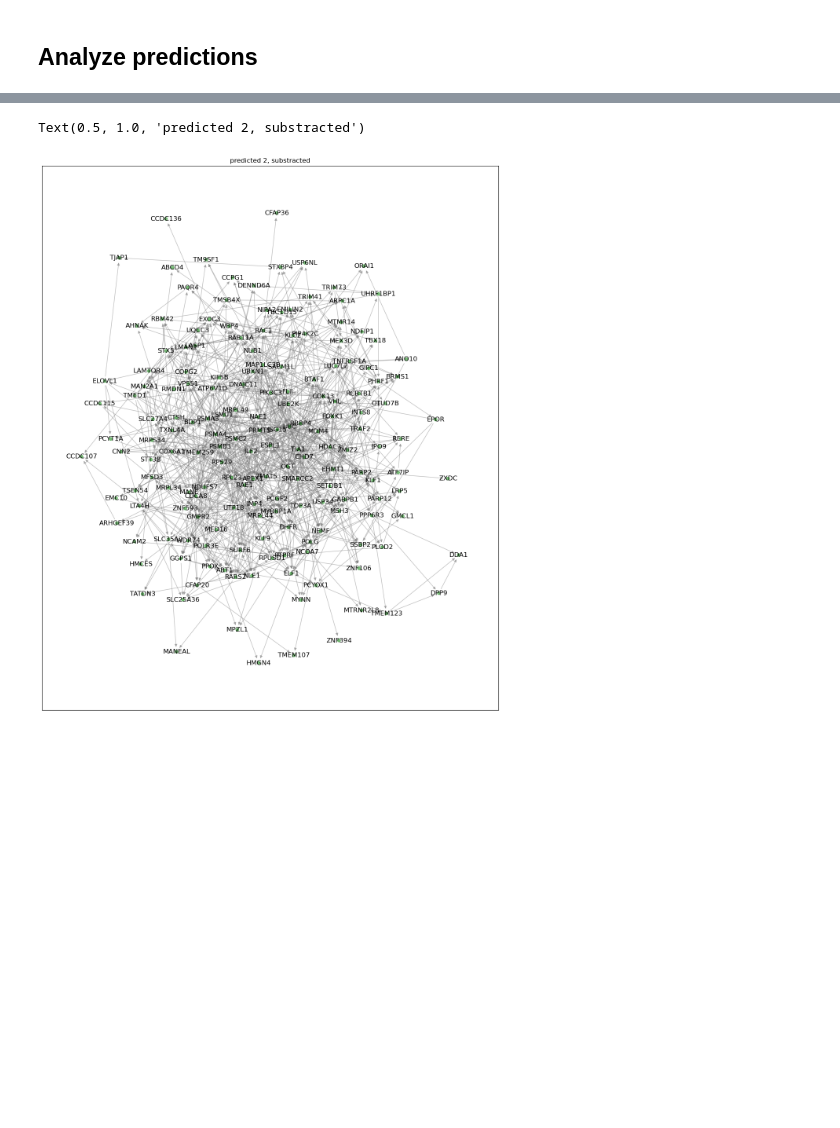
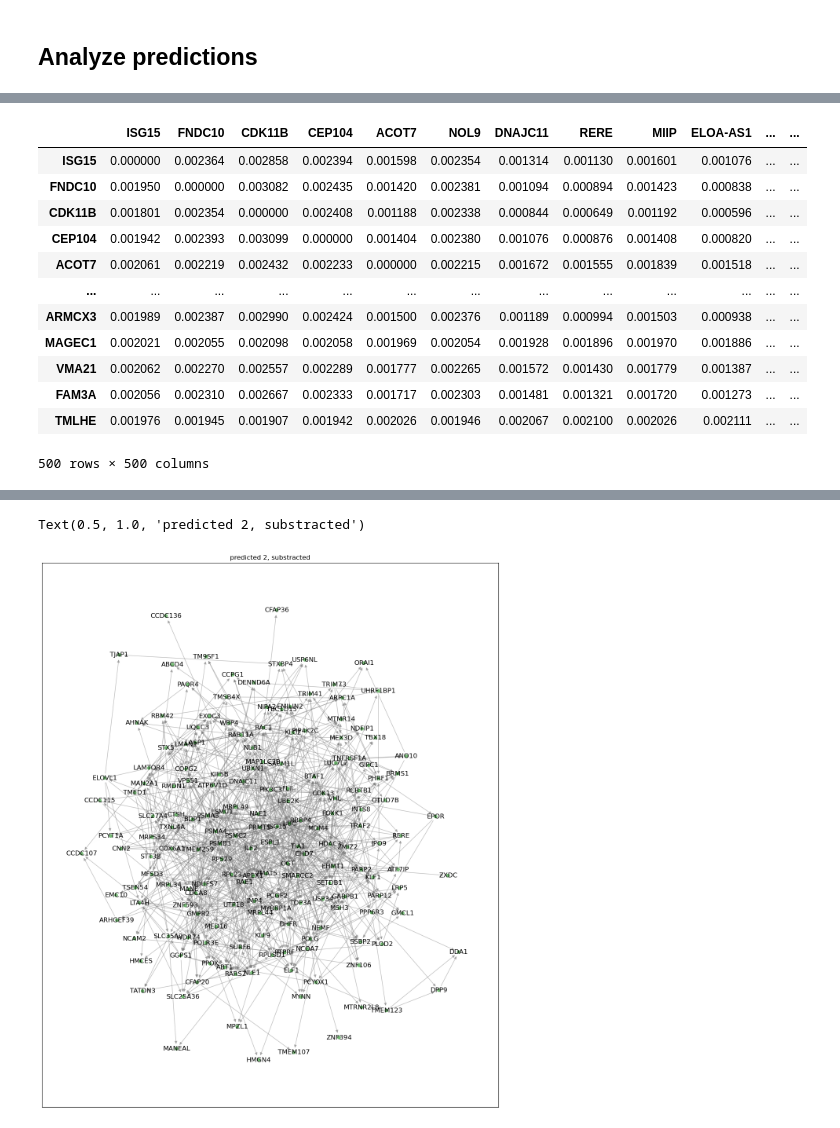
Before and after one commit to artemy-bakulin/causal, a Jupyter notebook: nbs/Development.ipynb, the cells around one changed output, grey strips where cells are left out. Cells and saved outputs as stored; diff of their text form; code cells hidden in the pictures; blank space fills up the shorter version.

```diff
--- a/nbs/Development.ipynb
+++ b/nbs/Development.ipynb
@@ -726,0 +975,16 @@ for i in range(len(protein_links)):
+# %%
+att
+# %% [output]
+|  | ISG15 | FNDC10 | CDK11B | CEP104 | ACOT7 | NOL9 | DNAJC11 | RERE | MIIP | ELOA-AS1 | ... | ... |
+| ISG15 | 0.000000 | 0.002364 | 0.002858 | 0.002394 | 0.001598 | 0.002354 | 0.001314 | 0.001130 | 0.001601 | 0.001076 | ... | ... |
+| FNDC10 | 0.001950 | 0.000000 | 0.003082 | 0.002435 | 0.001420 | 0.002381 | 0.001094 | 0.000894 | 0.001423 | 0.000838 | ... | ... |
+| CDK11B | 0.001801 | 0.002354 | 0.000000 | 0.002408 | 0.001188 | 0.002338 | 0.000844 | 0.000649 | 0.001192 | 0.000596 | ... | ... |
+| CEP104 | 0.001942 | 0.002393 | 0.003099 | 0.000000 | 0.001404 | 0.002380 | 0.001076 | 0.000876 | 0.001408 | 0.000820 | ... | ... |
+| ACOT7 | 0.002061 | 0.002219 | 0.002432 | 0.002233 | 0.000000 | 0.002215 | 0.001672 | 0.001555 | 0.001839 | 0.001518 | ... | ... |
+| ... | ... | ... | ... | ... | ... | ... | ... | ... | ... | ... | ... | ... |
+| ARMCX3 | 0.001989 | 0.002387 | 0.002990 | 0.002424 | 0.001500 | 0.002376 | 0.001189 | 0.000994 | 0.001503 | 0.000938 | ... | ... |
+| MAGEC1 | 0.002021 | 0.002055 | 0.002098 | 0.002058 | 0.001969 | 0.002054 | 0.001928 | 0.001896 | 0.001970 | 0.001886 | ... | ... |
+| VMA21 | 0.002062 | 0.002270 | 0.002557 | 0.002289 | 0.001777 | 0.002265 | 0.001572 | 0.001430 | 0.001779 | 0.001387 | ... | ... |
+| FAM3A | 0.002056 | 0.002310 | 0.002667 | 0.002333 | 0.001717 | 0.002303 | 0.001481 | 0.001321 | 0.001720 | 0.001273 | ... | ... |
+| TMLHE | 0.001976 | 0.001945 | 0.001907 | 0.001942 | 0.002026 | 0.001946 | 0.002067 | 0.002100 | 0.002026 | 0.002111 | ... | ... |
+500 rows × 500 columns
```
Also changed, not shown: parts of 27 cells of this notebook.
